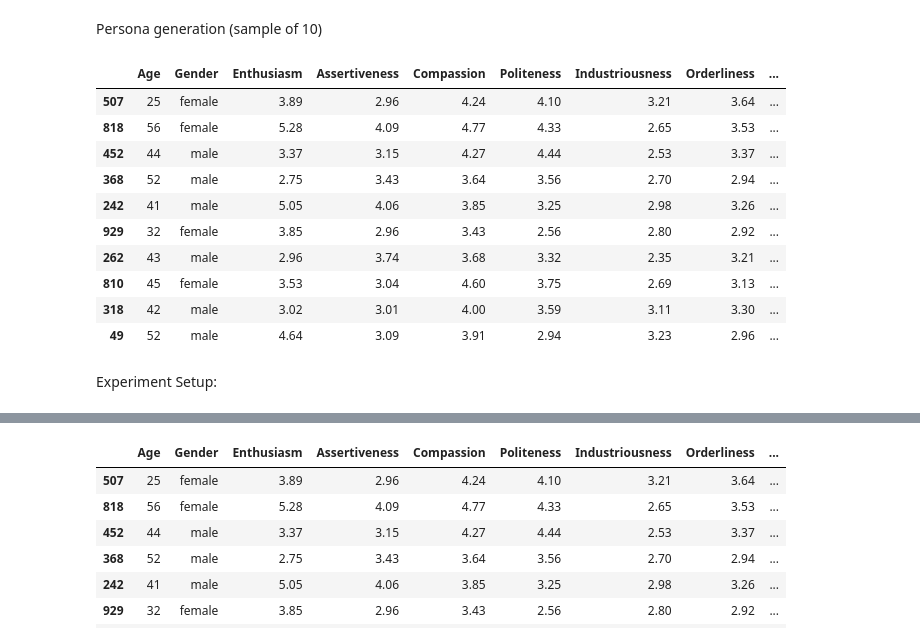
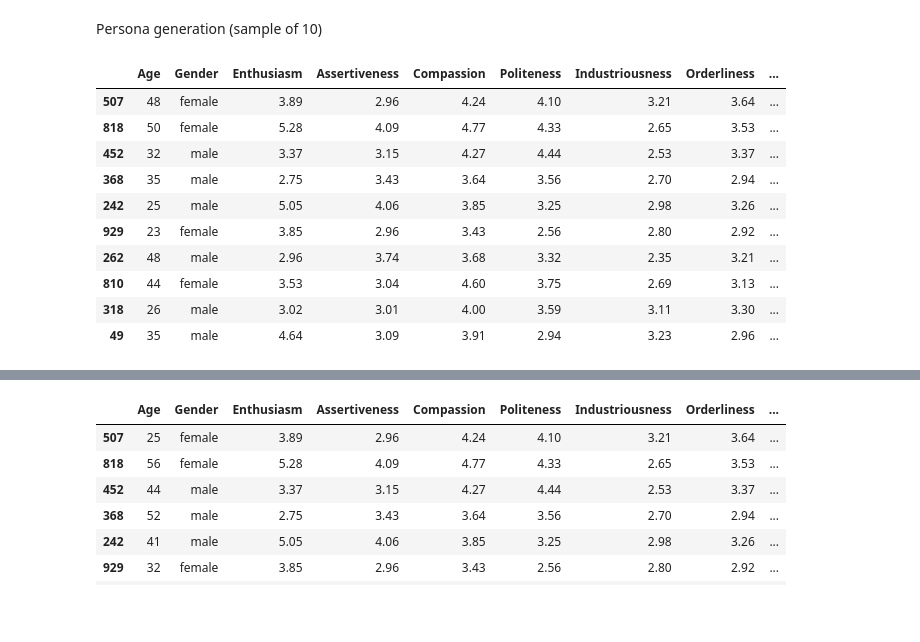
Before and after one commit to DanielSchipfer/The-Parrot-in-the-Machine-Simulating-Human-Behavior-with-Large-Language-Models, a Jupyter notebook: code/LLM_Experiments.ipynb, the cells around one changed output, grey strips where cells are left out. Saved outputs shown, nothing was run; the diff lists cells and outputs as text; code cells hidden in the pictures; blank space fills up the shorter version.

Commit message:
added experiment_prompts; main run_function (needs testing)

```diff
--- a/code/LLM_Experiments.ipynb
+++ b/code/LLM_Experiments.ipynb
@@ -10,32 +8,39 @@ Persona generation (sample of 10)
 # %%
 df = pd.read_csv("Synthetic_Big5_data.csv")
 df = df.round(2)
 df = df.sample(n=10, random_state=1)
 
 df.insert(0, "gender", df.pop("gender"))
 df.rename(columns={"gender": "Gender"}, inplace=True)
 
 # add uniform age - (not perfect since age has a slight impact on Big5, but for this it should be negligible)
 df["Age"] = np.random.randint(18, 60, size=len(df))
 df.insert(0, "Age", df.pop("Age"))
 
 df["raw_persona"] = df.apply(
     lambda row: "\n".join(f"{col}: {row[col]}" for col in df.columns),
     axis=1
 )
+
+# Assignemnt to split into pseudo random groups (for Kahnmemann 1 = AB order, 2 = BA order; and Gamblers Fallacy 1 = red, 2 = black)
+rng = np.random.default_rng(42)
+df["experiment_group"] = rng.choice(
+    [1, 2],
+    size=len(df)
+)
 df
 # %% [output]
 |  | Age | Gender | Enthusiasm | Assertiveness | Compassion | Politeness | Industriousness | Orderliness | ... |
-| 507 | 25 | female | 3.89 | 2.96 | 4.24 | 4.10 | 3.21 | 3.64 | ... |
-| 818 | 56 | female | 5.28 | 4.09 | 4.77 | 4.33 | 2.65 | 3.53 | ... |
-| 452 | 44 | male | 3.37 | 3.15 | 4.27 | 4.44 | 2.53 | 3.37 | ... |
-| 368 | 52 | male | 2.75 | 3.43 | 3.64 | 3.56 | 2.70 | 2.94 | ... |
-| 242 | 41 | male | 5.05 | 4.06 | 3.85 | 3.25 | 2.98 | 3.26 | ... |
-| 929 | 32 | female | 3.85 | 2.96 | 3.43 | 2.56 | 2.80 | 2.92 | ... |
-| 262 | 43 | male | 2.96 | 3.74 | 3.68 | 3.32 | 2.35 | 3.21 | ... |
-| 810 | 45 | female | 3.53 | 3.04 | 4.60 | 3.75 | 2.69 | 3.13 | ... |
-| 318 | 42 | male | 3.02 | 3.01 | 4.00 | 3.59 | 3.11 | 3.30 | ... |
-| 49 | 52 | male | 4.64 | 3.09 | 3.91 | 2.94 | 3.23 | 2.96 | ... |
+| 507 | 48 | female | 3.89 | 2.96 | 4.24 | 4.10 | 3.21 | 3.64 | ... |
+| 818 | 50 | female | 5.28 | 4.09 | 4.77 | 4.33 | 2.65 | 3.53 | ... |
+| 452 | 32 | male | 3.37 | 3.15 | 4.27 | 4.44 | 2.53 | 3.37 | ... |
+| 368 | 35 | male | 2.75 | 3.43 | 3.64 | 3.56 | 2.70 | 2.94 | ... |
+| 242 | 25 | male | 5.05 | 4.06 | 3.85 | 3.25 | 2.98 | 3.26 | ... |
+| 929 | 23 | female | 3.85 | 2.96 | 3.43 | 2.56 | 2.80 | 2.92 | ... |
+| 262 | 48 | male | 2.96 | 3.74 | 3.68 | 3.32 | 2.35 | 3.21 | ... |
+| 810 | 44 | female | 3.53 | 3.04 | 4.60 | 3.75 | 2.69 | 3.13 | ... |
+| 318 | 26 | male | 3.02 | 3.01 | 4.00 | 3.59 | 3.11 | 3.30 | ... |
+| 49 | 35 | male | 4.64 | 3.09 | 3.91 | 2.94 | 3.23 | 2.96 | ... |
 # %%
 PERSONA_SYSTEM_PROMPT = (
 """You are a professional personality analyst and storyteller. Your task is to generate a **realistic, detailed personality profile** of a single individual based on their **Big Five subfacet scores on a 1-5 Likert scale**.
@@ -88,2 +90,0 @@ df_persona
-# %% [markdown]
-Experiment Setup:
```
Also changed, not shown: parts of 12 cells of this notebook, 2 other files.
